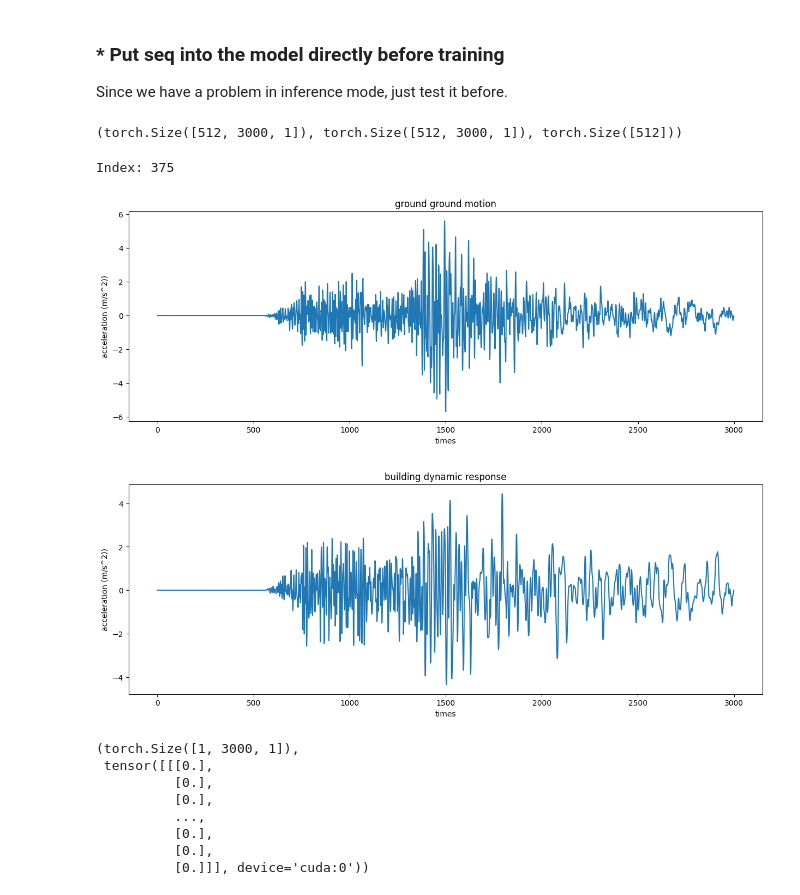
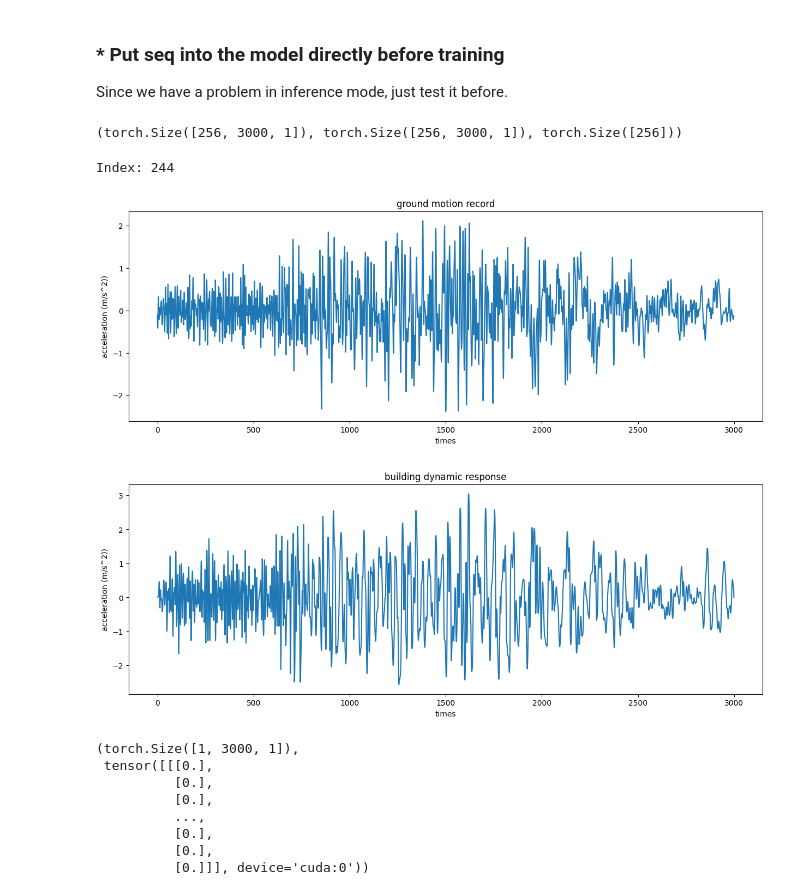
Before and after one commit to XunfunLee/SeismicTransformer, a Jupyter notebook: SeT_3_TrainBook.ipynb, the cells around one changed output. Saved outputs shown, nothing was run; the diff lists cells and outputs as text; code cells hidden in the pictures.

```diff
--- a/SeT_3_TrainBook.ipynb
+++ b/SeT_3_TrainBook.ipynb
@@ -336,7 +336,7 @@ validation_dataset = AccBlg_AccGM_DS_V3(Acc_GM_Validation, Acc_Blg_Validation_me
 test_dataset = AccBlg_AccGM_DS_V3(Acc_GM_Test, Acc_Blg_Test_merge, DS_Blg_Test_merge)
 # %%
 # 创建 DataLoader
-BATCH_SIZE = 512
+BATCH_SIZE = 256
 
 train_dataloader = DataLoader(train_dataset, batch_size=BATCH_SIZE, shuffle=True)
 validation_dataloader = DataLoader(validation_dataset, batch_size=BATCH_SIZE, shuffle=False)
@@ -405,31 +405,31 @@ acc_gm, acc_blg, damage_state = next(iter(validation_dataloader))
 
 acc_gm.shape, acc_blg.shape, damage_state.shape
 # %% [output]
-(torch.Size([512, 3000, 1]), torch.Size([512, 3000, 1]), torch.Size([512]))
+(torch.Size([256, 3000, 1]), torch.Size([256, 3000, 1]), torch.Size([256]))
 # %%
 import random
-index_test = random.randint(0, 512)
+index_test = random.randint(0, BATCH_SIZE)
 print(f"Index: {index_test}")
 
 # 绘制曲线图
 plt.figure(figsize=(15, 5))
 plt.plot(acc_gm[index_test])
 plt.xlabel('times')
 plt.ylabel('acceleration (m/s^2))')
-plt.title('ground ground motion')
+plt.title('ground motion record')
 plt.show()
 
 # 绘制曲线图
 plt.figure(figsize=(15, 5))
 plt.plot(acc_blg[index_test])
 plt.xlabel('times')
 plt.ylabel('acceleration (m/s^2))')
 plt.title('building dynamic response')
 plt.show()
 # %% [output]
-Index: 375
+Index: 244
-[figure, old version]
+[figure, new version]
-[figure, old version]
+[figure, new version]
 # %%
 # 创建一个大小为 (1, 3000, 1) 的全0张量
 zero_tensor = torch.zeros((1, 3000, 1)).to(device)
```
Also changed, not shown: parts of 10 cells of this notebook, 5 other files.
